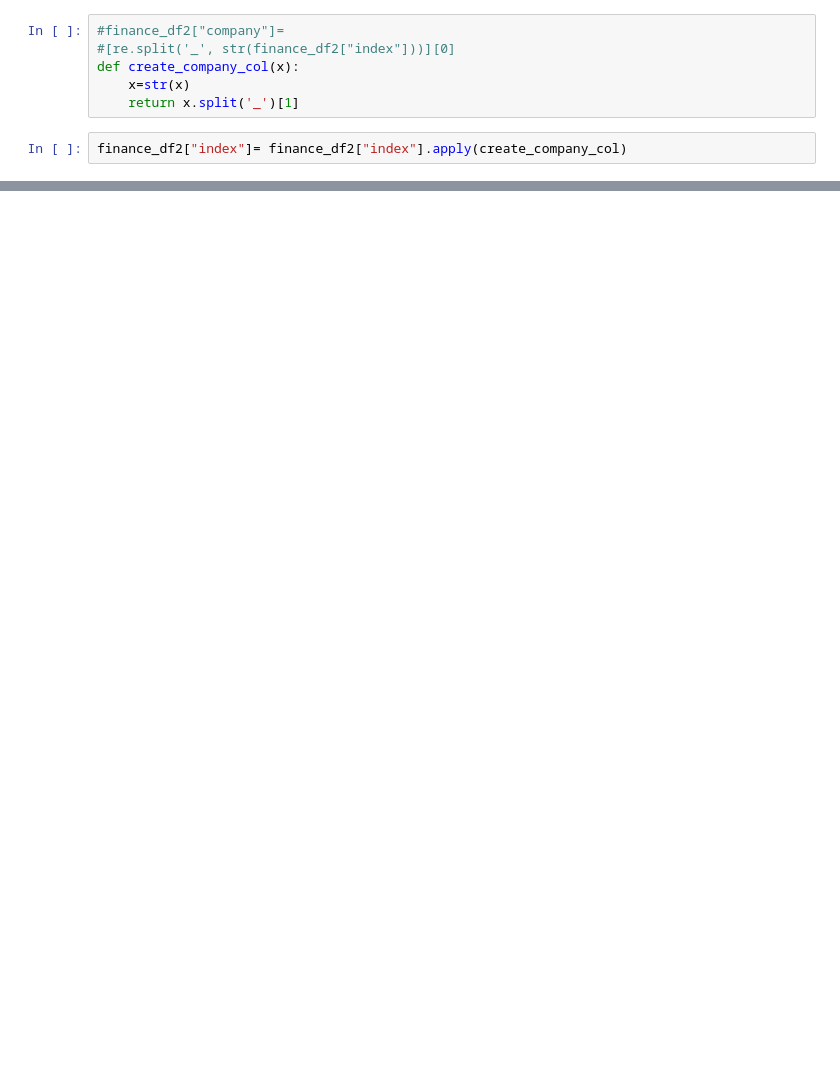
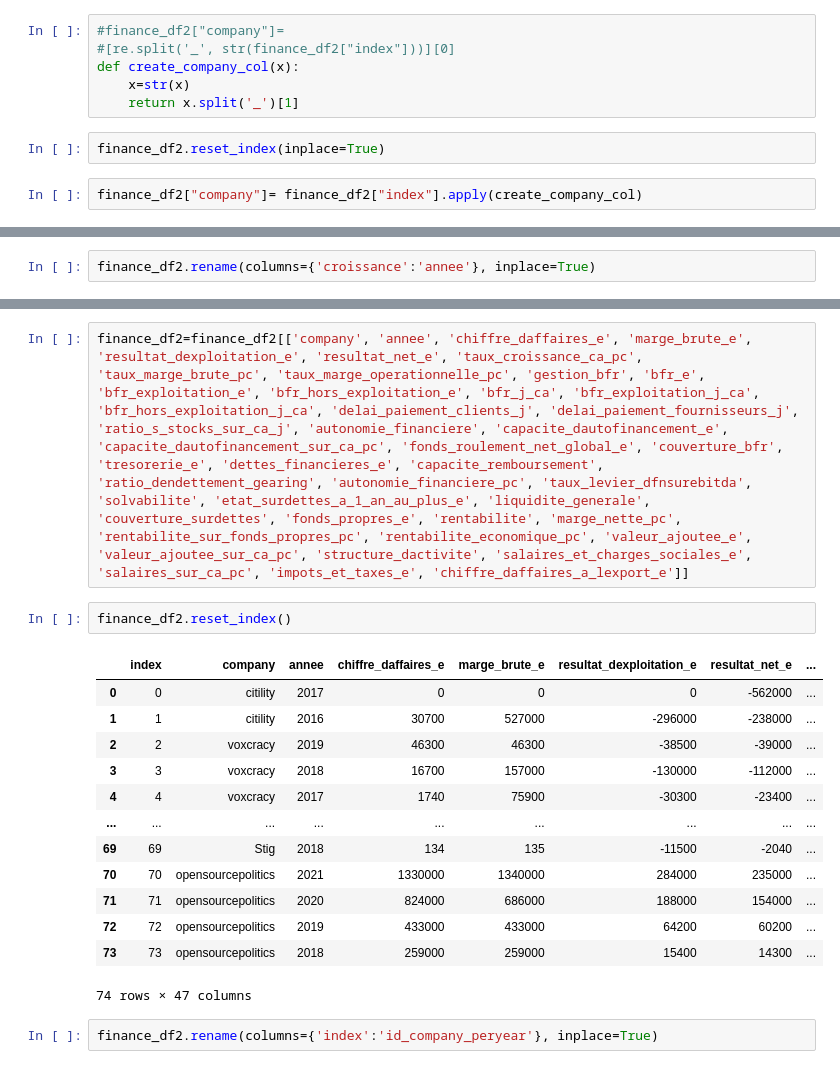
Before and after one commit to tatdef/IH_final_project, a Jupyter notebook: scraping_organizations/companies_data_scraping_1.ipynb, the cells around one changed output, grey strips where cells are left out. Drawn from its saved outputs; the diff is of its cells as text; blank space fills up the shorter version.

```diff
--- a/scraping_organizations/companies_data_scraping_1.ipynb
+++ b/scraping_organizations/companies_data_scraping_1.ipynb
@@ -372,5 +339,7 @@ finance_df2.head(10)
 def create_company_col(x):
     x=str(x)
     return x.split('_')[1]
+# %%
+finance_df2.reset_index(inplace=True)
 # %%
-finance_df2["index"]= finance_df2["index"].apply(create_company_col)
+finance_df2["company"]= finance_df2["index"].apply(create_company_col)
@@ -376,0 +356,2 @@ finance_df2["index"]= finance_df2["index"].apply(create_company_col)
+# %%
+finance_df2.rename(columns={'croissance':'annee'}, inplace=True)
@@ -376,0 +378,20 @@ finance_df2["index"]= finance_df2["index"].apply(create_company_col)
+# %%
+finance_df2=finance_df2[['company', 'annee', 'chiffre_daffaires_e', 'marge_brute_e', 'resultat_dexploitation_e', 'resultat_net_e', 'taux_croissance_ca_pc', 'taux_marge_brute_pc', 'taux_marge_operationnelle_pc', 'gestion_bfr', 'bfr_e', 'bfr_exploitation_e', 'bfr_hors_exploitation_e', 'bfr_j_ca', 'bfr_exploitation_j_ca', 'bfr_hors_exploitation_j_ca', 'delai_paiement_clients_j', 'delai_paiement_fournisseurs_j', 'ratio_s_stocks_sur_ca_j', 'autonomie_financiere', 'capacite_dautofinancement_e', 'capacite_dautofinancement_sur_ca_pc', 'fonds_roulement_net_global_e', 'couverture_bfr', 'tresorerie_e', 'dettes_financieres_e', 'capacite_remboursement', 'ratio_dendettement_gearing', 'autonomie_financiere_pc', 'taux_levier_dfnsurebitda', 'solvabilite', 'etat_surdettes_a_1_an_au_plus_e', 'liquidite_generale', 'couverture_surdettes', 'fonds_propres_e', 'rentabilite', 'marge_nette_pc', 'rentabilite_sur_fonds_propres_pc', 'rentabilite_economique_pc', 'valeur_ajoutee_e', 'valeur_ajoutee_sur_ca_pc', 'structure_dactivite', 'salaires_et_charges_sociales_e', 'salaires_sur_ca_pc', 'impots_et_taxes_e', 'chiffre_daffaires_a_lexport_e']]
+# %%
+finance_df2.reset_index()
+# %% [output]
+|  | index | company | annee | chiffre_daffaires_e | marge_brute_e | resultat_dexploitation_e | resultat_net_e | ... |
+| 0 | 0 | citility | 2017 | 0 | 0 | 0 | -562000 | ... |
+| 1 | 1 | citility | 2016 | 30700 | 527000 | -296000 | -238000 | ... |
+| 2 | 2 | voxcracy | 2019 | 46300 | 46300 | -38500 | -39000 | ... |
+| 3 | 3 | voxcracy | 2018 | 16700 | 157000 | -130000 | -112000 | ... |
+| 4 | 4 | voxcracy | 2017 | 1740 | 75900 | -30300 | -23400 | ... |
+| ... | ... | ... | ... | ... | ... | ... | ... | ... |
+| 69 | 69 | Stig | 2018 | 134 | 135 | -11500 | -2040 | ... |
+| 70 | 70 | opensourcepolitics | 2021 | 1330000 | 1340000 | 284000 | 235000 | ... |
+| 71 | 71 | opensourcepolitics | 2020 | 824000 | 686000 | 188000 | 154000 | ... |
+| 72 | 72 | opensourcepolitics | 2019 | 433000 | 433000 | 64200 | 60200 | ... |
+| 73 | 73 | opensourcepolitics | 2018 | 259000 | 259000 | 15400 | 14300 | ... |
+74 rows × 47 columns
+# %%
+finance_df2.rename(columns={'index':'id_company_peryear'}, inplace=True)
```
Also changed, not shown: parts of 17 cells of this notebook, 10 other files.
